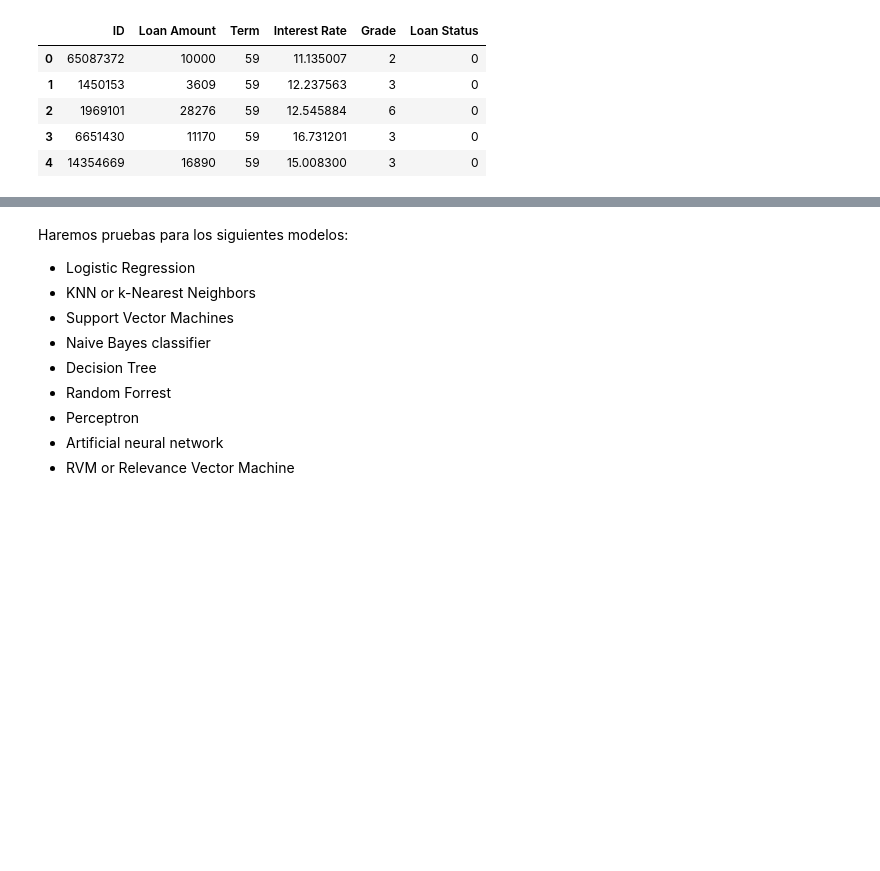
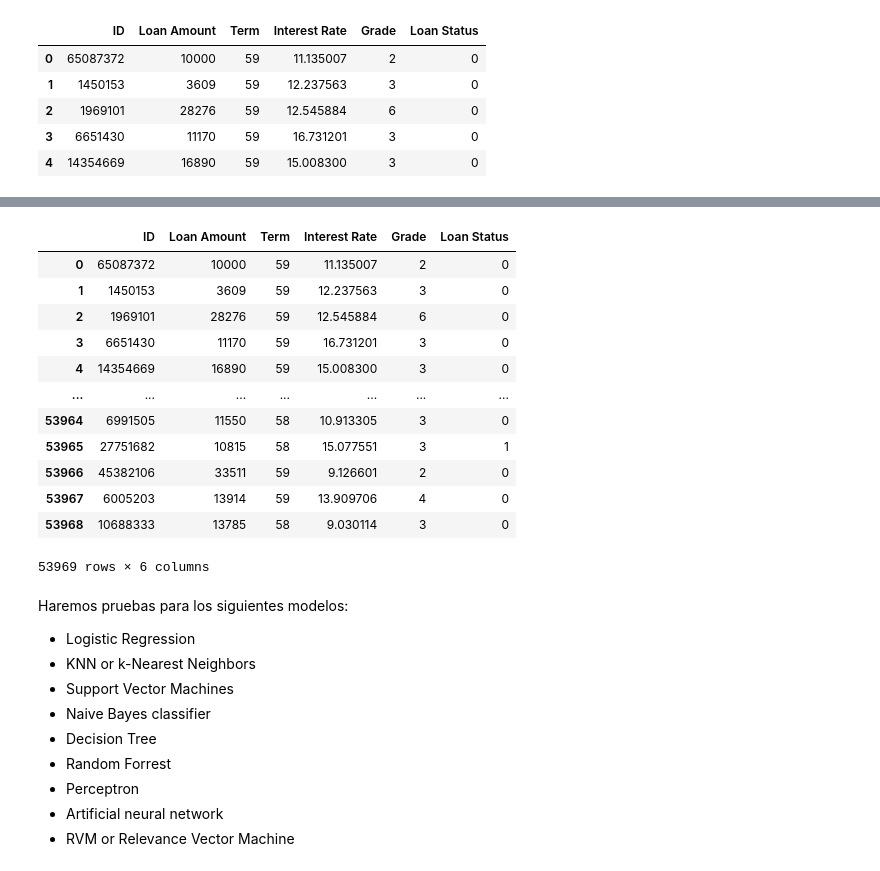
Before and after one commit to erickgt00/MLMCD, a Jupyter notebook: tareas/Tarea 6.ipynb, the cells around one changed output, grey strips where cells are left out. Saved outputs shown, nothing was run; the diff lists cells and outputs as text; code cells hidden in the pictures; blank space fills up the shorter version.

```diff
--- a/tareas/Tarea 6.ipynb
+++ b/tareas/Tarea 6.ipynb
@@ -19,8 +18,8 @@ test_df = pd.read_csv('test.csv')
 # %% [markdown]
 Tomamos únicamente las variables de ínteres
 # %%
-train_df = train_df[['ID','Loan Amount','Term','Interest Rate','Grade','Loan Status']]
-train_df.head()
+df = train1_df[['ID','Loan Amount','Term','Interest Rate','Grade','Loan Status']]
+df.head()
 # %% [output]
 |  | ID | Loan Amount | Term | Interest Rate | Grade | Loan Status |
 | 0 | 65087372 | 10000 | 59 | 11.135007 | 2 | 0 |
@@ -59,0 +34,4 @@ test_df.head()
+# %%
+test_df = df.tail(13494) # 20% of dataset will be used for testing
+test_df = test_df.drop("Loan Status", axis=1)
+test_df
@@ -60,3 +52,20 @@ test_df.head()
+# %%
+train_df = df.drop(test_df.index)
+train_df
+# %% [output]
+|  | ID | Loan Amount | Term | Interest Rate | Grade | Loan Status |
+| 0 | 65087372 | 10000 | 59 | 11.135007 | 2 | 0 |
+| 1 | 1450153 | 3609 | 59 | 12.237563 | 3 | 0 |
+| 2 | 1969101 | 28276 | 59 | 12.545884 | 6 | 0 |
+| 3 | 6651430 | 11170 | 59 | 16.731201 | 3 | 0 |
+| 4 | 14354669 | 16890 | 59 | 15.008300 | 3 | 0 |
+| ... | ... | ... | ... | ... | ... | ... |
+| 53964 | 6991505 | 11550 | 58 | 10.913305 | 3 | 0 |
+| 53965 | 27751682 | 10815 | 58 | 15.077551 | 3 | 1 |
+| 53966 | 45382106 | 33511 | 59 | 9.126601 | 2 | 0 |
+| 53967 | 6005203 | 13914 | 59 | 13.909706 | 4 | 0 |
+| 53968 | 10688333 | 13785 | 58 | 9.030114 | 3 | 0 |
+53969 rows × 6 columns
 # %% [markdown]
 Haremos pruebas para los siguientes modelos:
 * Logistic Regression
```
Also changed, not shown: parts of 17 cells of this notebook.
